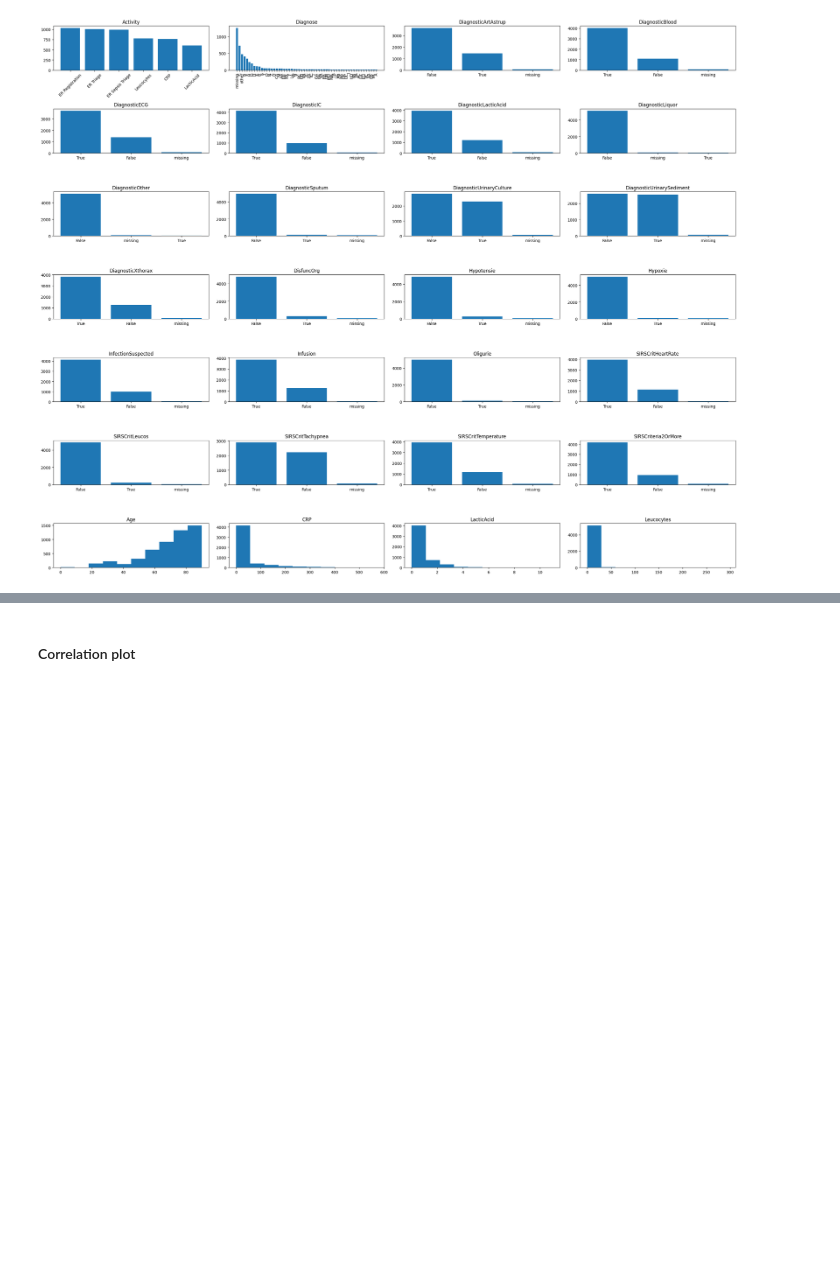
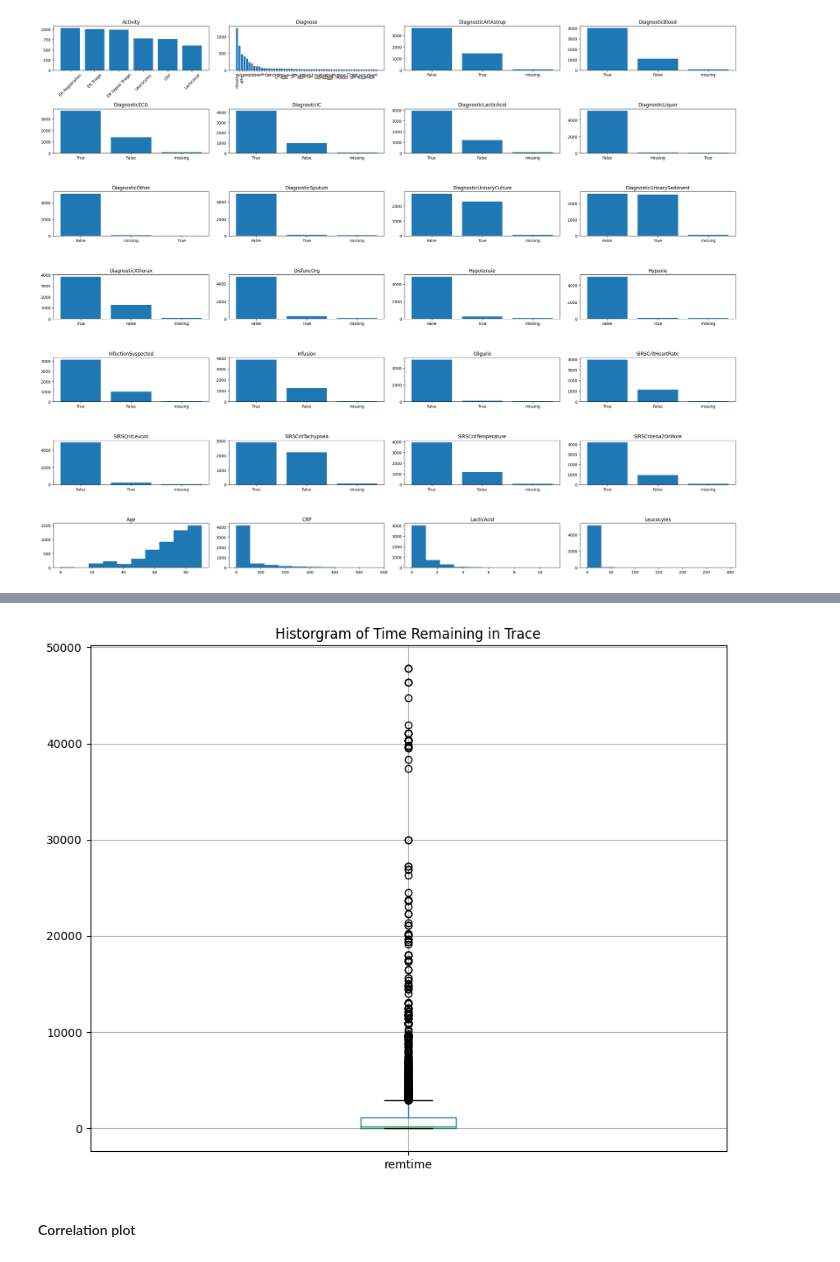
Before and after one commit to MarognaLorenzo/ApplicationOfMachineLearning, a Jupyter notebook: Assignment2/notebooks/All.ipynb, the cells around one changed output, grey strips where cells are left out. Saved outputs shown, nothing was run; the diff lists cells and outputs as text; code cells hidden in the pictures; blank space fills up the shorter version.

```diff
--- a/Assignment2/notebooks/All.ipynb
+++ b/Assignment2/notebooks/All.ipynb
@@ -204,3 +211,10 @@ plt.show()
+# %%
+fig, ax = plt.subplots(figsize=(10, 8))
+data.boxplot(ax=ax,column='remtime');
+ax.set_title("Historgram of Time Remaining in Trace")
+plt.show()
+# %% [output]
+[figure, added]
 # %% [markdown]
 #### Correlation plot
 # %%
```
Also changed, not shown: parts of 51 cells of this notebook.
